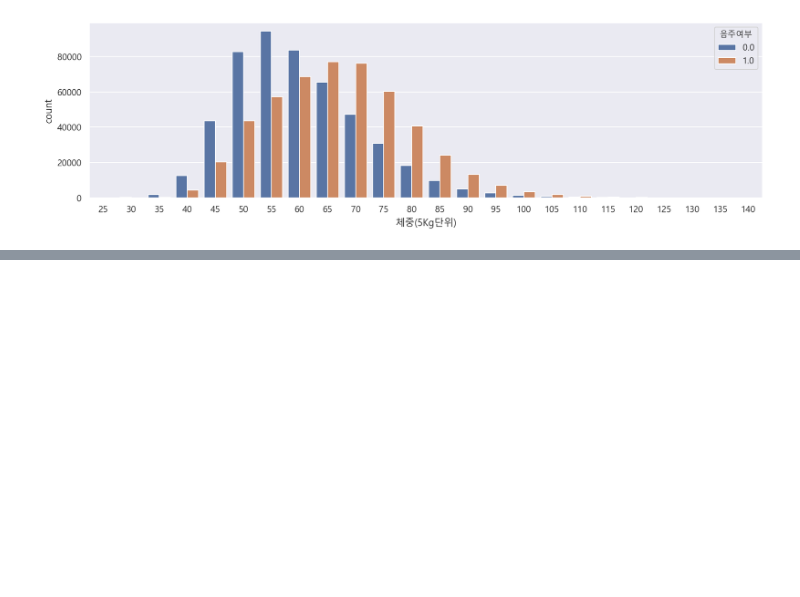
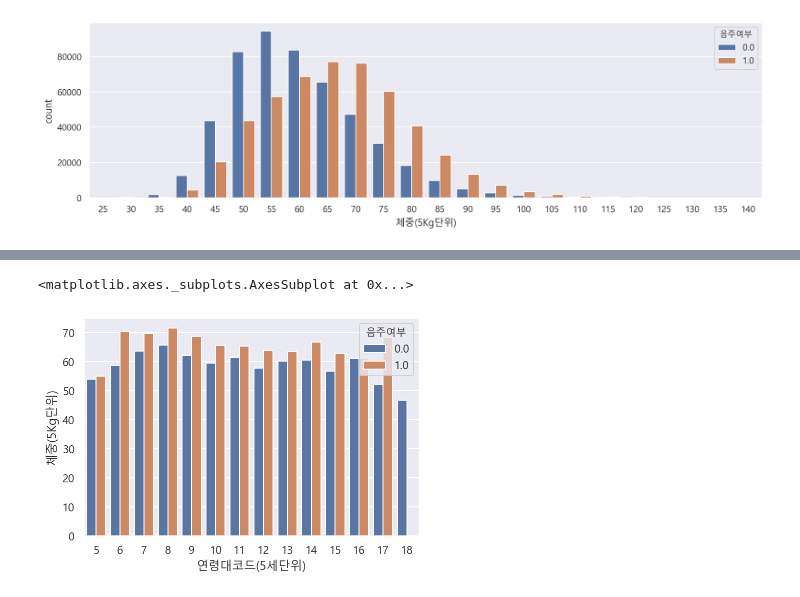
Before and after one commit to geonho0116/data_science_with_pandas, a Jupyter notebook: 08_hypothesis_testing_with_data.ipynb, the cells around one changed output, grey strips where cells are left out. Cells and saved outputs as stored; diff of their text form; code cells hidden in the pictures; blank space fills up the shorter version.

```diff
--- a/08_hypothesis_testing_with_data.ipynb
+++ b/08_hypothesis_testing_with_data.ipynb
@@ -294,0 +329,5 @@ sns.countplot(data=df, x="체중(5Kg단위)", hue="음주여부")
+# %%
+sns.barplot(data=df_sample, y="체중(5Kg단위)", x="연령대코드(5세단위)", hue="음주여부", ci=None)
+# %% [output]
+<matplotlib.axes._subplots.AxesSubplot at 0x...>
+[figure, added]
```
Also changed, not shown: parts of 19 cells of this notebook.
